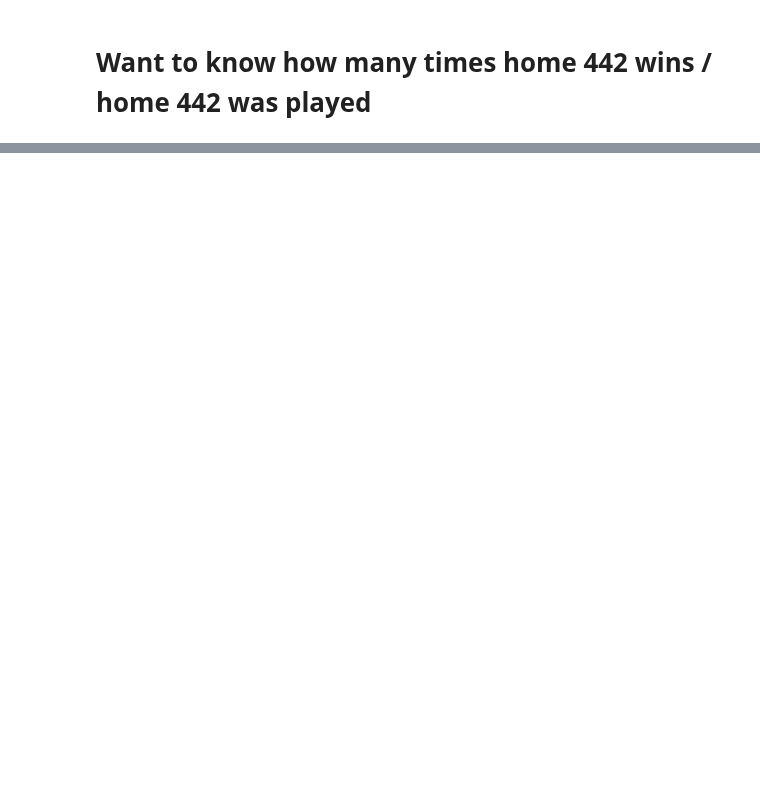
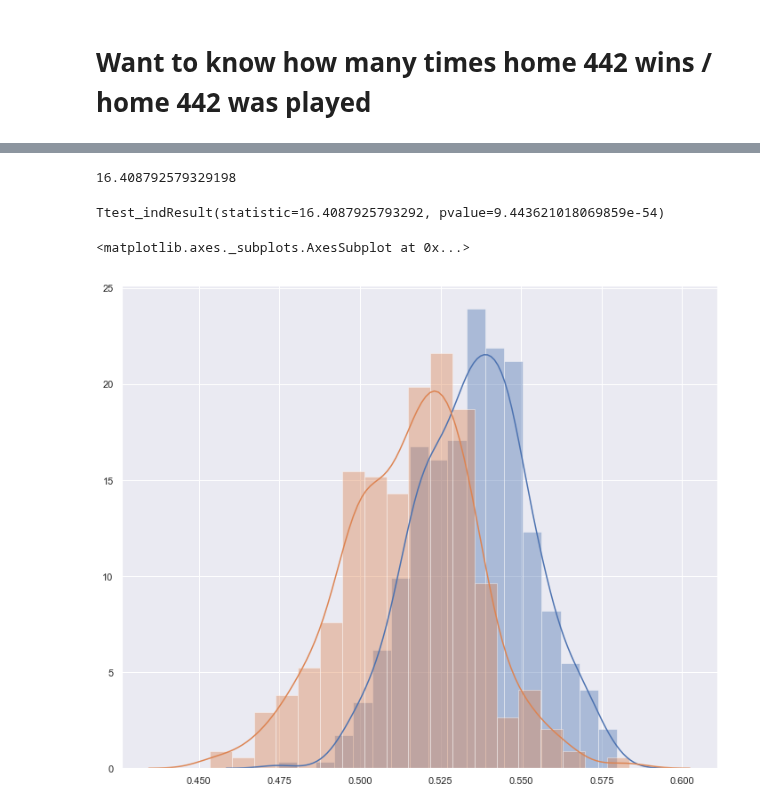
Before and after one commit to kevintheduu/european-soccer-hypothesis-testing, a Jupyter notebook: hyp_test_2.ipynb, the cells around one changed output, grey strips where cells are left out. Saved outputs shown, nothing was run; the diff lists cells and outputs as text; code cells hidden in the pictures; blank space fills up the shorter version.

```diff
--- a/hyp_test_2.ipynb
+++ b/hyp_test_2.ipynb
@@ -705,0 +608,3 @@ match_df_h2.head(10)
+# %%
+#create new column home_team_win with binary values - Home team winning = 1, Tie=0 , Away team winning = 0
+h2_dff['winning_formation'] = np.nan
@@ -705,0 +636,3 @@ match_df_h2.head(10)
+# %%
+h2_dff['winning_formation'].loc[h2_dff['home_team_goal'] > h2_dff['away_team_goal']] = h2_dff['home_formation']
+h2_dff['winning_formation'].loc[h2_dff['home_team_goal'] < h2_dff['away_team_goal']] = h2_dff['away_formation']
@@ -801,0 +663,19 @@ times
+# %%
+h2_dff['442_win'] = pd.Series(np.nan)
+h2_dff['442_win'].loc[h2_dff['winning_formation'] == '442'] = 1
+h2_dff['442_win'].loc[h2_dff['winning_formation'] != '442'] = 0
+
+h2_dff['442_featured'] = pd.Series(np.nan)
+h2_dff['442_featured'].loc[(h2_dff['home_formation'] == '442' )|(h2_dff['away_formation'] == '442')] = 1
+h2_dff['442_featured'].loc[(h2_dff['home_formation'] != '442' ) & (h2_dff['away_formation'] != '442')] = 0
+
+
+
+
+h2_dff['433_win'] = pd.Series(np.nan)
+h2_dff['433_win'].loc[h2_dff['winning_formation'] == '433'] = 1
+h2_dff['433_win'].loc[h2_dff['winning_formation'] != '433'] = 0
+
+h2_dff['433_featured'] = pd.Series(np.nan)
+h2_dff['433_featured'].loc[(h2_dff['home_formation'] == '433' )|(h2_dff['away_formation'] == '433')] = 1
+h2_dff['433_featured'].loc[(h2_dff['home_formation'] != '433' ) & (h2_dff['away_formation'] != '433')] = 0
@@ -801,0 +747,14 @@ times
+# %%
+sample_win_rates_442 = []
+for _ in range(500):
+    sample = h2_dff.sample(2000)
+    sample_win_rate = sum(sample['442_win'])/sum(sample['442_featured'])
+    sample_win_rates_442.append(sample_win_rate)
+len(sample_win_rates_442)
+
+sample_win_rates_433 = []
+for _ in range(500):
+    sample = h2_dff.sample(2000)
+    sample_win_rate = sum(sample['433_win'])/sum(sample['433_featured'])
+    sample_win_rates_433.append(sample_win_rate)
+len(sample_win_rates_433)
@@ -801,0 +799,18 @@ times
+# %%
+t_stat = calc_twosample_tstatistic(sample_win_rates_442, sample_win_rates_433)
+
+t_stat
+# %% [output]
+16.408792579329198
+# %%
+stats.ttest_ind(sample_win_rates_442, sample_win_rates_433)
+# %% [output]
+Ttest_indResult(statistic=16.4087925793292, pvalue=9.443621018069859e-54)
+# %%
+sns.set(color_codes=True)
+sns.set(rc={'figure.figsize':(12,10)})
+sns.distplot(sample_win_rates_442) # Blue distribution
+sns.distplot(sample_win_rates_433) # Orange distribution
+# %% [output]
+<matplotlib.axes._subplots.AxesSubplot at 0x...>
+[figure, added]
```
Also changed, not shown: parts of 106 cells of this notebook.
